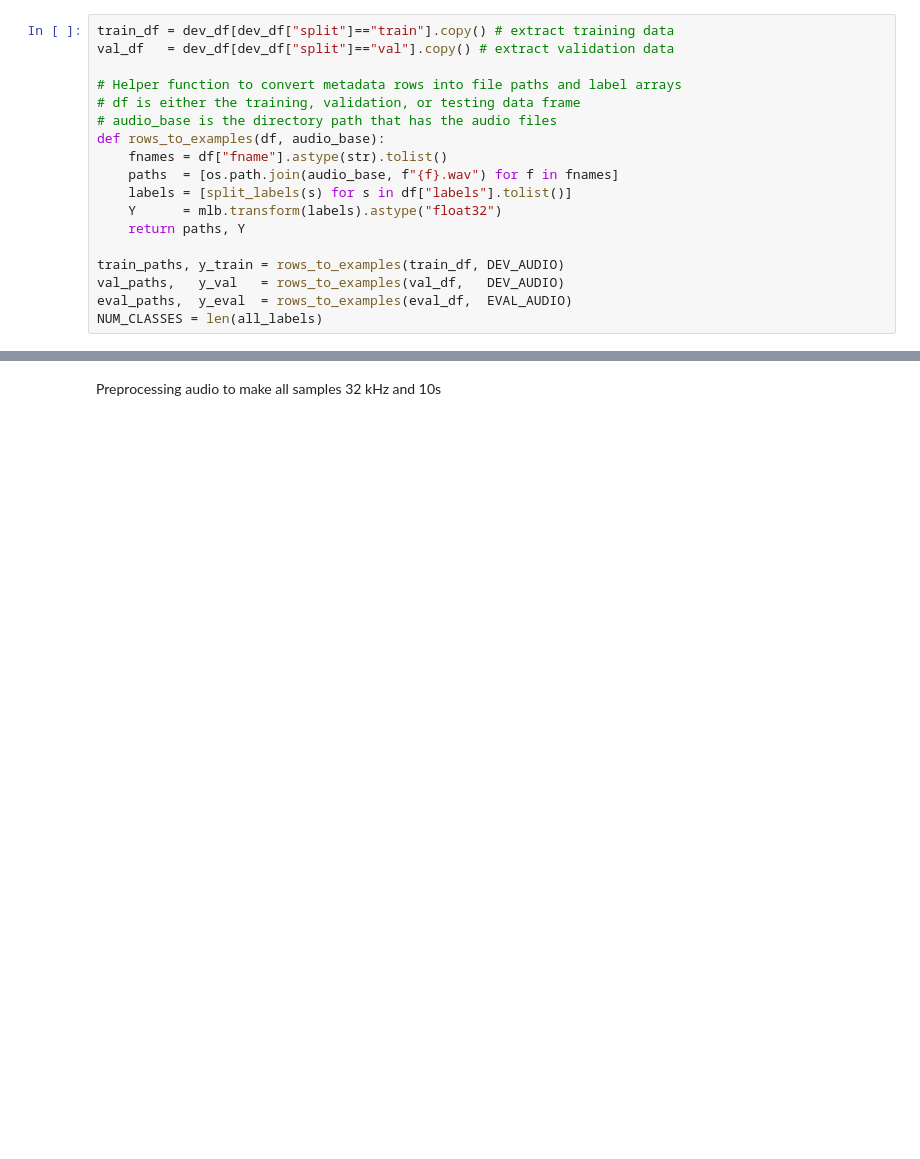
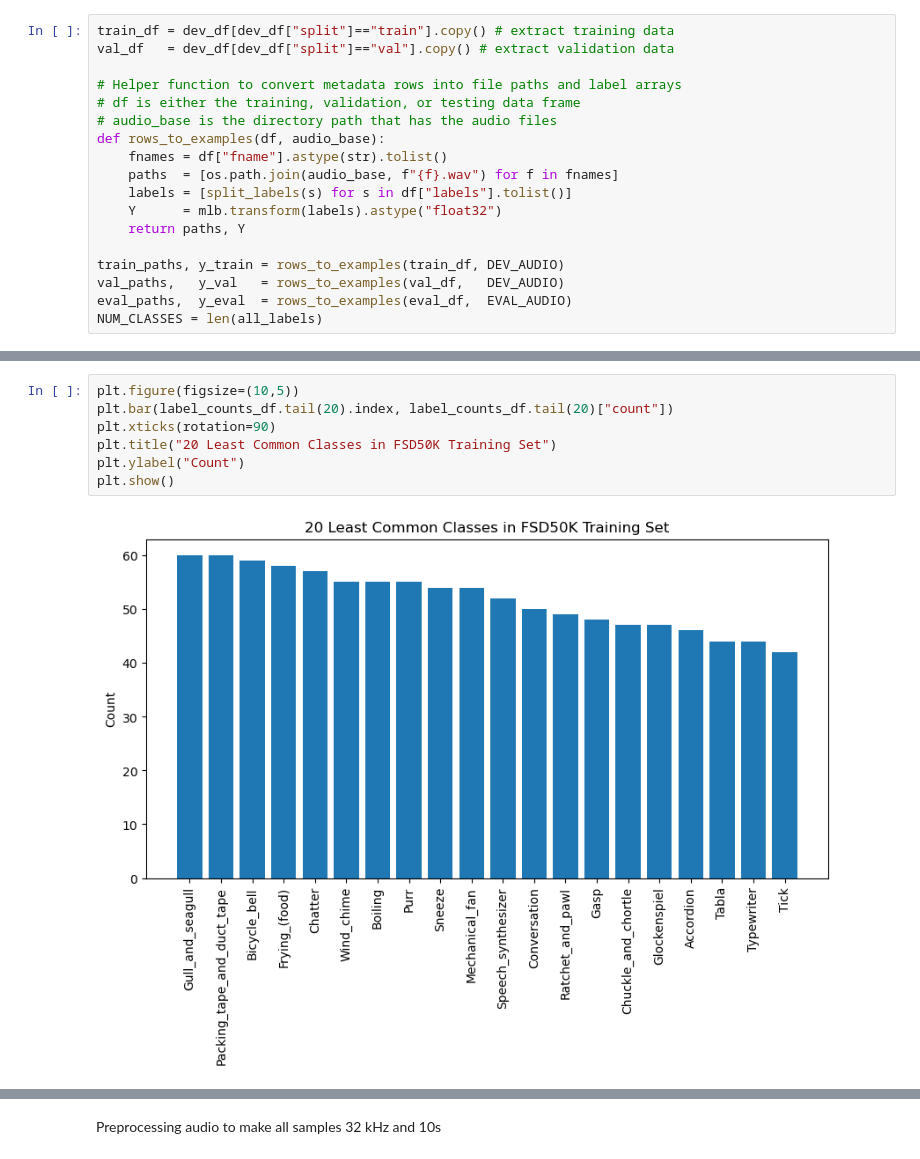
Before and after one commit to amccormick2020/ECEN758, a Jupyter notebook: base_classifier.ipynb, the cells around one changed output, grey strips where cells are left out. Cells and saved outputs as stored; diff of their text form; blank space fills up the shorter version.

```diff
--- a/base_classifier.ipynb
+++ b/base_classifier.ipynb
@@ -64,0 +142,9 @@ NUM_CLASSES = len(all_labels)
+# %%
+plt.figure(figsize=(10,5))
+plt.bar(label_counts_df.tail(20).index, label_counts_df.tail(20)["count"])
+plt.xticks(rotation=90)
+plt.title("20 Least Common Classes in FSD50K Training Set")
+plt.ylabel("Count")
+plt.show()
+# %% [output]
+[figure, added]
```
Also changed, not shown: parts of 13 cells of this notebook.
